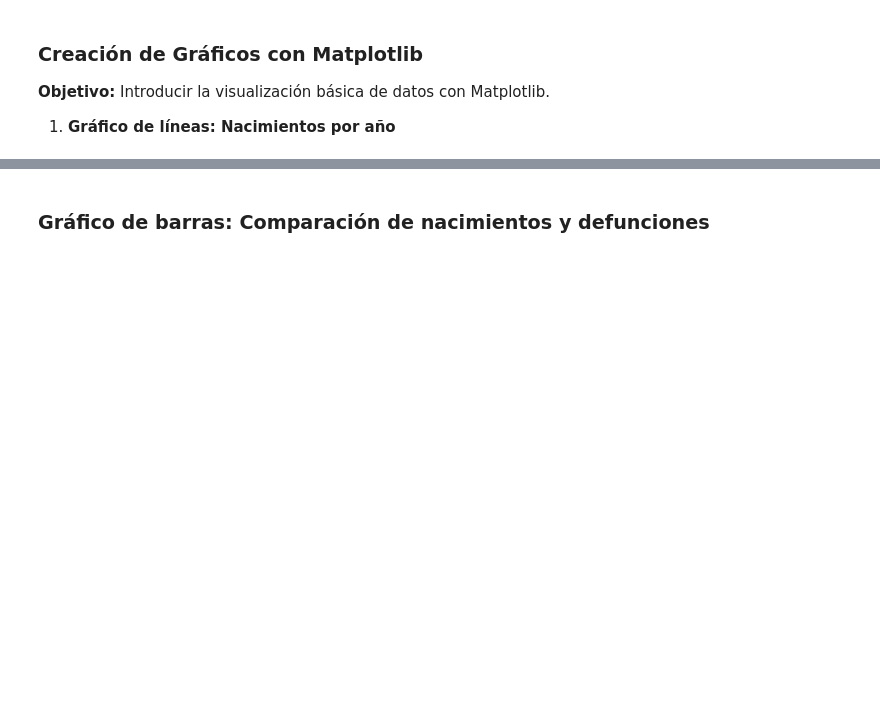
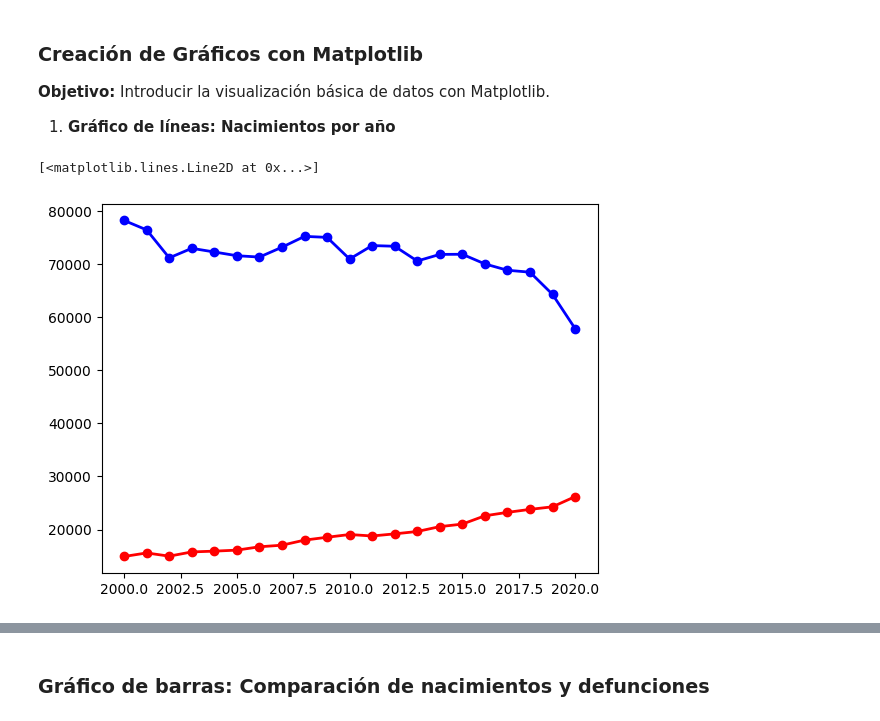
Before and after one commit to esquivelac98/Programacion-Python-Basico-GRUPO-1---6181133432, a Jupyter notebook: Estudiantes/Kevin Esquivel/Prácticas/Practica_9.ipynb, the cells around one changed output, grey strips where cells are left out. Saved outputs shown, nothing was run; the diff lists cells and outputs as text; code cells hidden in the pictures; blank space fills up the shorter version.

```diff
--- a/Estudiantes/Kevin Esquivel/Prácticas/Practica_9.ipynb
+++ b/Estudiantes/Kevin Esquivel/Prácticas/Practica_9.ipynb
@@ -155,3 +196,5 @@ plt.show()
 **2\. Añadir una nueva columna con el saldo poblacional :**
 # %%
 #Saldo Poblacional
+df['saldo_poblacional'] = df['Nacimientos'] - df['Defunciones']
+df
@@ -165,0 +221,15 @@ import matplotlib.pyplot as plt
+# %%
+import matplotlib.pyplot as plt
+
+anio_inicial = int(input('Por favor ingrese el año inicial que desea graficar: '))
+anio_final = int(input('Por favor ingrese el año final que desea graficar: '))
+
+# Filtrar correctamente usando & y paréntesis
+df_rango_anios = df[(df['Año'] >= anio_inicial) & (df['Año'] <= anio_final)]
+
+# Gráfico líneal
+plt.plot(df_rango_anios['Año'], df_rango_anios['Nacimientos'], color='blue', lw=2, marker='o', label='Nacimientos')
+plt.plot(df_rango_anios['Año'], df_rango_anios['Defunciones'], color='red', lw=2, marker='o', label='Defunciones')
+# %% [output]
+[<matplotlib.lines.Line2D at 0x...>]
+[figure, added]
```
Also changed, not shown: parts of 16 cells of this notebook.
